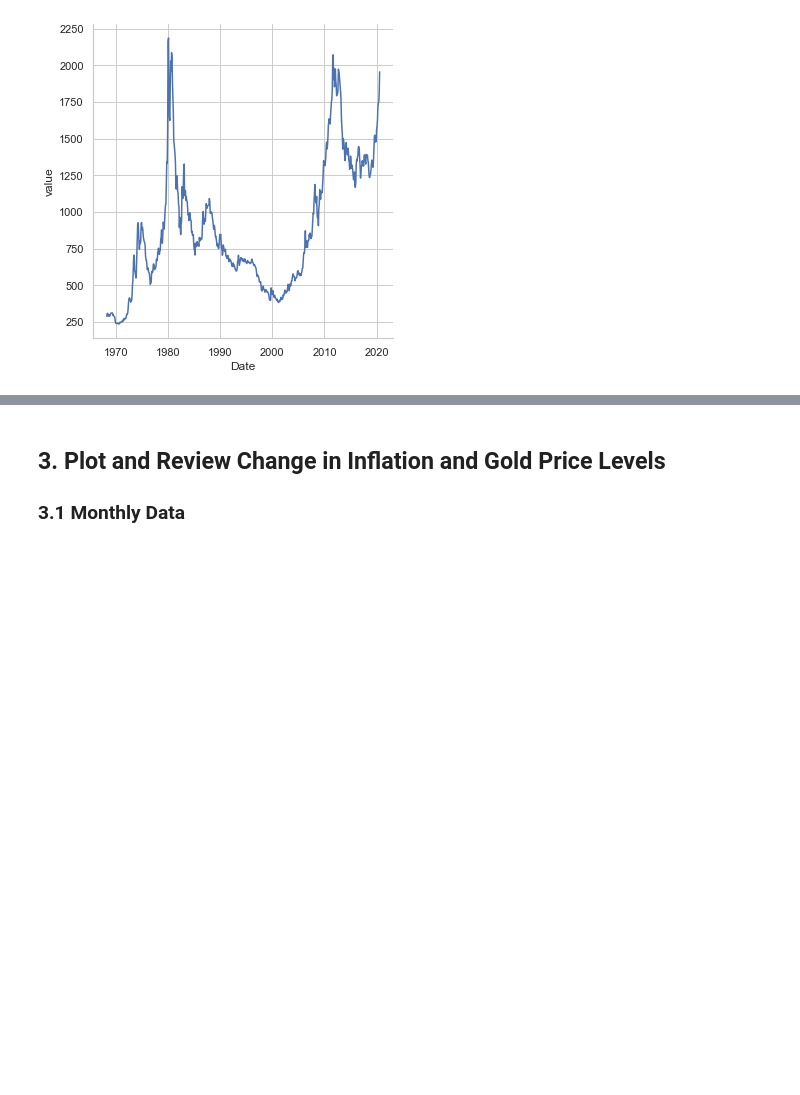
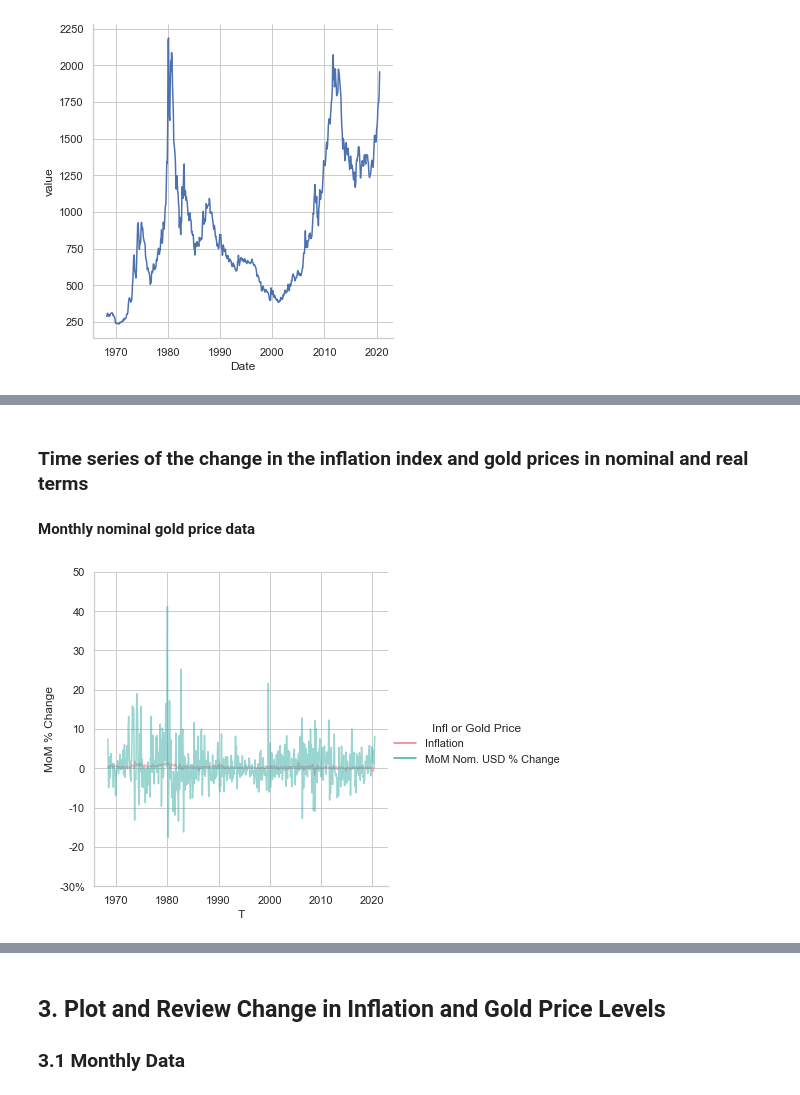
Before and after one commit to qwertytam/Yilgarn, a Jupyter notebook: nb/usdi-xau.ipynb, the cells around one changed output, grey strips where cells are left out. Cells and saved outputs as stored; diff of their text form; code cells hidden in the pictures; blank space fills up the shorter version.

```diff
--- a/nb/usdi-xau.ipynb
+++ b/nb/usdi-xau.ipynb
@@ -178,0 +195,13 @@ dt_edp_ppc_m = min(fe.tail(dtau_relppc_m, 1).index[0], fe.tail(dtin_ppc_m, 1).in
+# %%
+# Combine inflation monthly inflation with nominal gold price data
+dtinau_nomppc_m = pd.concat([dtin_ppc_m[dt_stp_ppc_m:dt_edp_ppc_m],
+                             dtau_nomppc_m[dt_stp_ppc_m:dt_edp_ppc_m]], axis=1)
+inau_nomppc_m_cln = 'Inflation'
+au_nomppc_m_cln = 'MoM Nom. USD % Change'
+dtinau_nomppc_m.columns = [inau_nomppc_m_cln, au_nomppc_m_cln]
+# %%
+# Combine inflation monthly inflation with real gold price data
+dtinau_relppc_m = pd.concat([dtin_ppc_m[dt_stp_ppc_m:dt_edp_ppc_m],
+                             dtau_relppc_m[dt_stp_ppc_m:dt_edp_ppc_m]], axis=1)
+au_relppc_m_cln = 'MoM Real USD % Change'
+dtinau_relppc_m.columns = [inau_nomppc_m_cln, au_relppc_m_cln]
@@ -224,0 +299,12 @@ fcg = fcg.set_titles('{col_name}');
+# %% [markdown]
+### Time series of the change in the inflation index and gold prices in nominal and real terms
+# %% [markdown]
+**Monthly nominal gold price data**
+# %%
+clrpalette = sns.color_palette(palette='husl', n_colors=2)
+fcg = sns.relplot(data=dtinau_nomppc_m, x=dtinau_nomppc_m.index,
+                  y=inau_m_val_cln, hue=inau_var_cln, alpha=0.5,
+                  palette=clrpalette, kind='line');
+yt.frmt_yaxislbls(fcg, fmt='{:.0f}', fmt0='{:.0%}', tickscle=1, tickscle0=0.01)
+# %% [output]
+[figure, added]
```
Also changed, not shown: parts of 53 cells of this notebook, 2 other files.
